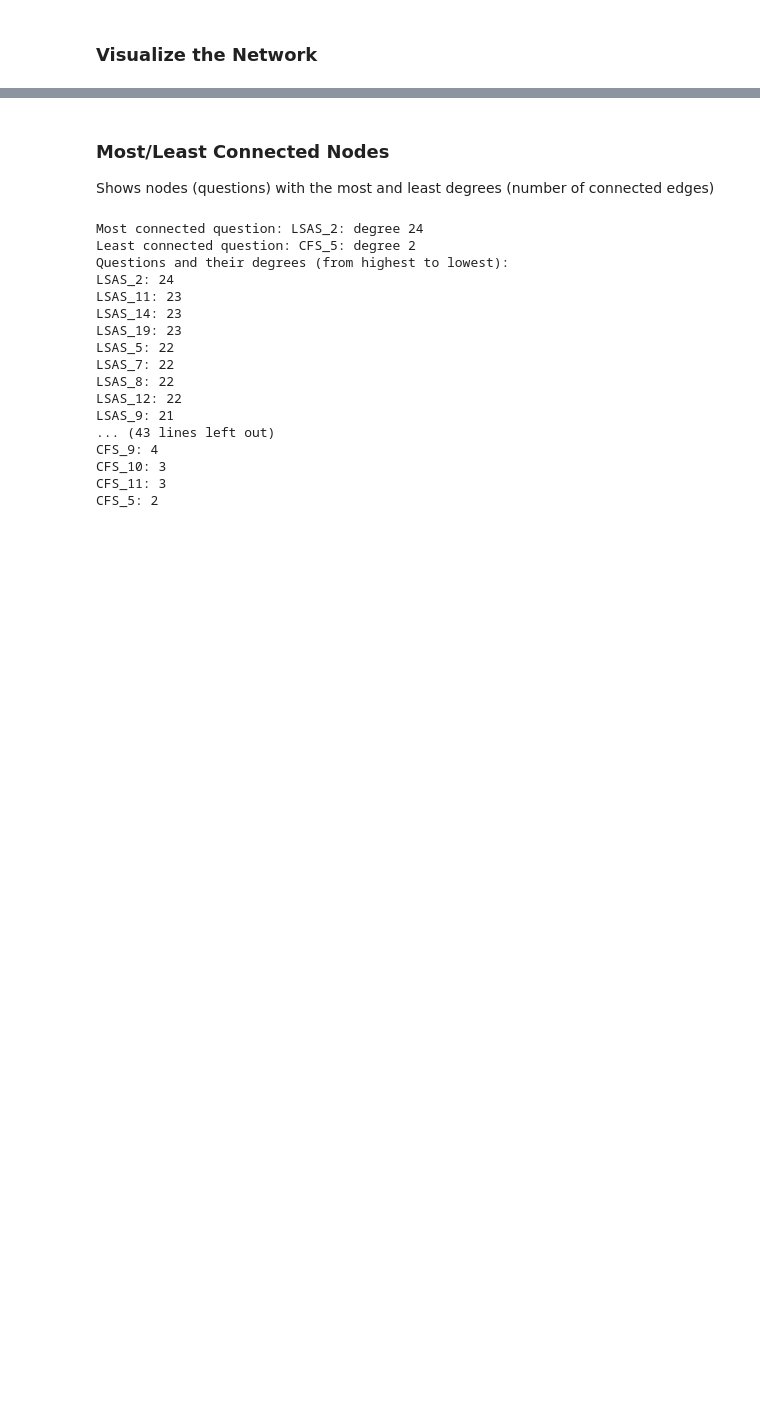
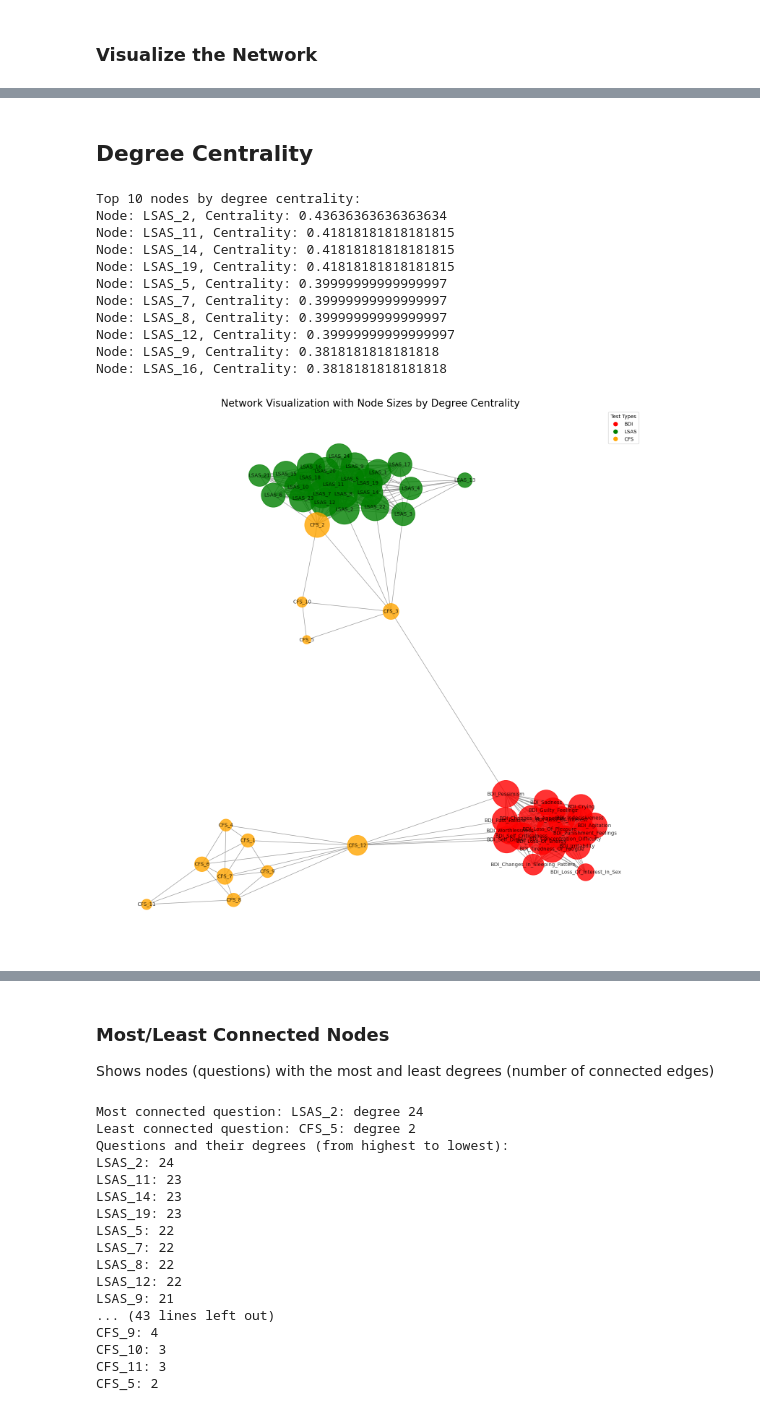
Before and after one commit to madisonlaprise/Senior_Thesis, a Jupyter notebook: Cross-Sectional/Question_Network_Standardized.ipynb, the cells around one changed output, grey strips where cells are left out. Drawn from its saved outputs; the diff is of its cells as text; code cells hidden in the pictures; blank space fills up the shorter version.

```diff
--- a/Cross-Sectional/Question_Network_Standardized.ipynb
+++ b/Cross-Sectional/Question_Network_Standardized.ipynb
@@ -165,0 +222,66 @@ plt.show()
+# %% [markdown]
+## Degree Centrality
+# %%
+import matplotlib.pyplot as plt
+import networkx as nx
+
+# Degree centrality
+centrality = nx.degree_centrality(G)
+
+# Top 10 central nodes
+top_central_nodes = sorted(centrality.items(), key=lambda x: x[1], reverse=True)[:10]
+print("Top 10 nodes by degree centrality:")
+for node, centrality_score in top_central_nodes:
+    print(f"Node: {node}, Centrality: {centrality_score}")
+
+# Define color mapping by test type
+color_map = []
+for node in G.nodes():
+    if 'BDI' in node:
+        color_map.append('red')
+    elif 'LSAS' in node:
+        color_map.append('green')
+    elif 'CFS' in node:
+        color_map.append('orange')
+
+# Visualize centrality
+node_sizes = [8000 * centrality[node] for node in G.nodes()]  # Adjusted scaling for clarity
+plt.figure(figsize=(15, 15))  # Increase figure size
+pos = nx.spring_layout(G, seed=42)  # Consistent layout for readability
+
+# Draw the graph with color coding
+nx.draw(
+    G,
+    pos,
+    with_labels=True,
+    node_size=node_sizes,
+    node_color=color_map,  # Use color map based on test type
+    font_size=10,  # Larger font size for labels
+    font_color='black',
+    edge_color='gray',
+    alpha=0.8
+)
+
+# Add a legend for test types
+handles = [
+    plt.Line2D([0], [0], marker='o', color='w', label='BDI', markersize=10, markerfacecolor='red'),
+    plt.Line2D([0], [0], marker='o', color='w', label='LSAS', markersize=10, markerfacecolor='green'),
+    plt.Line2D([0], [0], marker='o', color='w', label='CFS', markersize=10, markerfacecolor='orange')
+]
+plt.legend(handles=handles, loc='upper right', title="Test Types")
+
+plt.title('Network Visualization with Node Sizes by Degree Centrality', fontsize=20)
+plt.show()
+# %% [output]
+Top 10 nodes by degree centrality:
+Node: LSAS_2, Centrality: 0.43636363636363634
+Node: LSAS_11, Centrality: 0.41818181818181815
+Node: LSAS_14, Centrality: 0.41818181818181815
+Node: LSAS_19, Centrality: 0.41818181818181815
+Node: LSAS_5, Centrality: 0.39999999999999997
+Node: LSAS_7, Centrality: 0.39999999999999997
+Node: LSAS_8, Centrality: 0.39999999999999997
+Node: LSAS_12, Centrality: 0.39999999999999997
+Node: LSAS_9, Centrality: 0.3818181818181818
+Node: LSAS_16, Centrality: 0.3818181818181818
+[figure, added]
```
Also changed, not shown: parts of 27 cells of this notebook.
